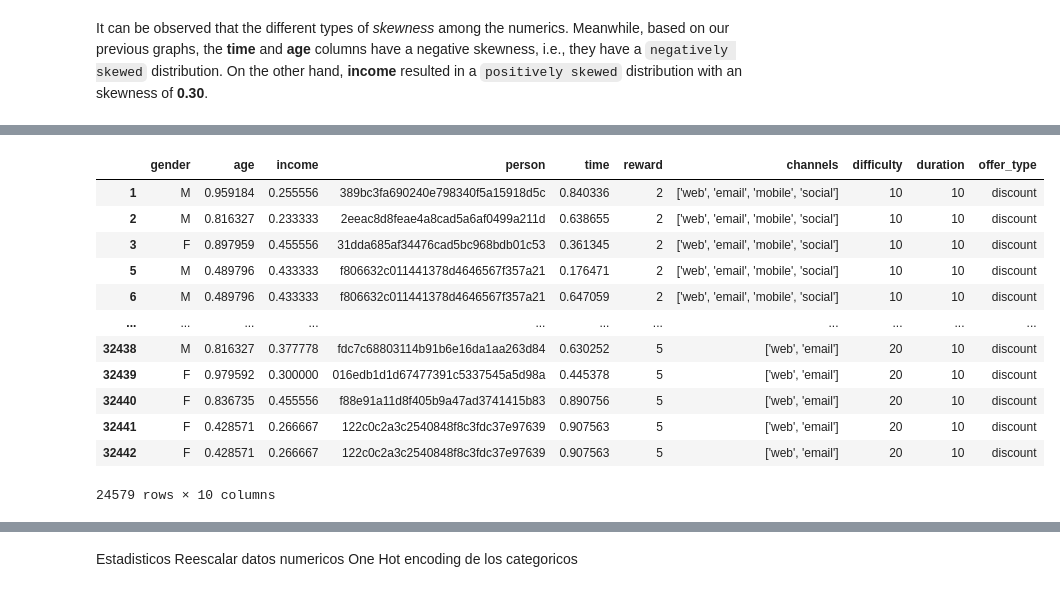
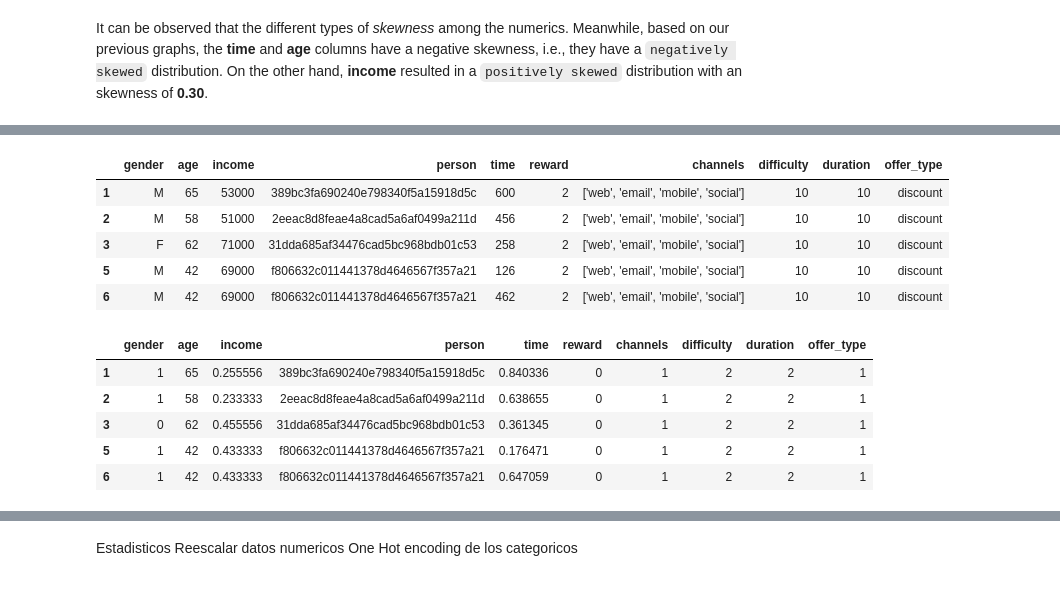
Before and after one commit to cbarros7/ml_engineer_nanodegree, a Jupyter notebook: capstone_project/Starbucks_Capstone_notebook.ipynb, the cells around one changed output, grey strips where cells are left out. Drawn from its saved outputs; the diff is of its cells as text; code cells hidden in the pictures.

Commit message:
Modify function preprocessing data

```diff
--- a/capstone_project/Starbucks_Capstone_notebook.ipynb
+++ b/capstone_project/Starbucks_Capstone_notebook.ipynb
@@ -547,17 +523,20 @@ In conclusion, first **RobustScaler** and then **MinMaxScaler** will be applied.
+# %%
+final = final_dataset.copy()
+final.head()
+# %% [output]
+|  | gender | age | income | person | time | reward | channels | difficulty | duration | offer_type |
+| 1 | M | 65 | 53000 | 389bc3fa690240e798340f5a15918d5c | 600 | 2 | ['web', 'email', 'mobile', 'social'] | 10 | 10 | discount |
+| 2 | M | 58 | 51000 | 2eeac8d8feae4a8cad5a6af0499a211d | 456 | 2 | ['web', 'email', 'mobile', 'social'] | 10 | 10 | discount |
+| 3 | F | 62 | 71000 | 31dda685af34476cad5bc968bdb01c53 | 258 | 2 | ['web', 'email', 'mobile', 'social'] | 10 | 10 | discount |
+| 5 | M | 42 | 69000 | f806632c011441378d4646567f357a21 | 126 | 2 | ['web', 'email', 'mobile', 'social'] | 10 | 10 | discount |
+| 6 | M | 42 | 69000 | f806632c011441378d4646567f357a21 | 462 | 2 | ['web', 'email', 'mobile', 'social'] | 10 | 10 | discount |
 # %%
 data_transform = helpers.preprocessing_data(final_dataset)
-data_transform
+data_transform.head()
 # %% [output]
 |  | gender | age | income | person | time | reward | channels | difficulty | duration | offer_type |
-| 1 | M | 0.959184 | 0.255556 | 389bc3fa690240e798340f5a15918d5c | 0.840336 | 2 | ['web', 'email', 'mobile', 'social'] | 10 | 10 | discount |
-| 2 | M | 0.816327 | 0.233333 | 2eeac8d8feae4a8cad5a6af0499a211d | 0.638655 | 2 | ['web', 'email', 'mobile', 'social'] | 10 | 10 | discount |
-| 3 | F | 0.897959 | 0.455556 | 31dda685af34476cad5bc968bdb01c53 | 0.361345 | 2 | ['web', 'email', 'mobile', 'social'] | 10 | 10 | discount |
-| 5 | M | 0.489796 | 0.433333 | f806632c011441378d4646567f357a21 | 0.176471 | 2 | ['web', 'email', 'mobile', 'social'] | 10 | 10 | discount |
-| 6 | M | 0.489796 | 0.433333 | f806632c011441378d4646567f357a21 | 0.647059 | 2 | ['web', 'email', 'mobile', 'social'] | 10 | 10 | discount |
-| ... | ... | ... | ... | ... | ... | ... | ... | ... | ... | ... |
-| 32438 | M | 0.816327 | 0.377778 | fdc7c68803114b91b6e16da1aa263d84 | 0.630252 | 5 | ['web', 'email'] | 20 | 10 | discount |
-| 32439 | F | 0.979592 | 0.300000 | 016edb1d1d67477391c5337545a5d98a | 0.445378 | 5 | ['web', 'email'] | 20 | 10 | discount |
-| 32440 | F | 0.836735 | 0.455556 | f88e91a11d8f405b9a47ad3741415b83 | 0.890756 | 5 | ['web', 'email'] | 20 | 10 | discount |
-| 32441 | F | 0.428571 | 0.266667 | 122c0c2a3c2540848f8c3fdc37e97639 | 0.907563 | 5 | ['web', 'email'] | 20 | 10 | discount |
-| 32442 | F | 0.428571 | 0.266667 | 122c0c2a3c2540848f8c3fdc37e97639 | 0.907563 | 5 | ['web', 'email'] | 20 | 10 | discount |
+| 1 | 1 | 65 | 0.255556 | 389bc3fa690240e798340f5a15918d5c | 0.840336 | 0 | 1 | 2 | 2 | 1 |
+| 2 | 1 | 58 | 0.233333 | 2eeac8d8feae4a8cad5a6af0499a211d | 0.638655 | 0 | 1 | 2 | 2 | 1 |
+| 3 | 0 | 62 | 0.455556 | 31dda685af34476cad5bc968bdb01c53 | 0.361345 | 0 | 1 | 2 | 2 | 1 |
+| 5 | 1 | 42 | 0.433333 | f806632c011441378d4646567f357a21 | 0.176471 | 0 | 1 | 2 | 2 | 1 |
+| 6 | 1 | 42 | 0.433333 | f806632c011441378d4646567f357a21 | 0.647059 | 0 | 1 | 2 | 2 | 1 |
-24579 rows × 10 columns
```
Also changed, not shown: parts of 17 cells of this notebook.
